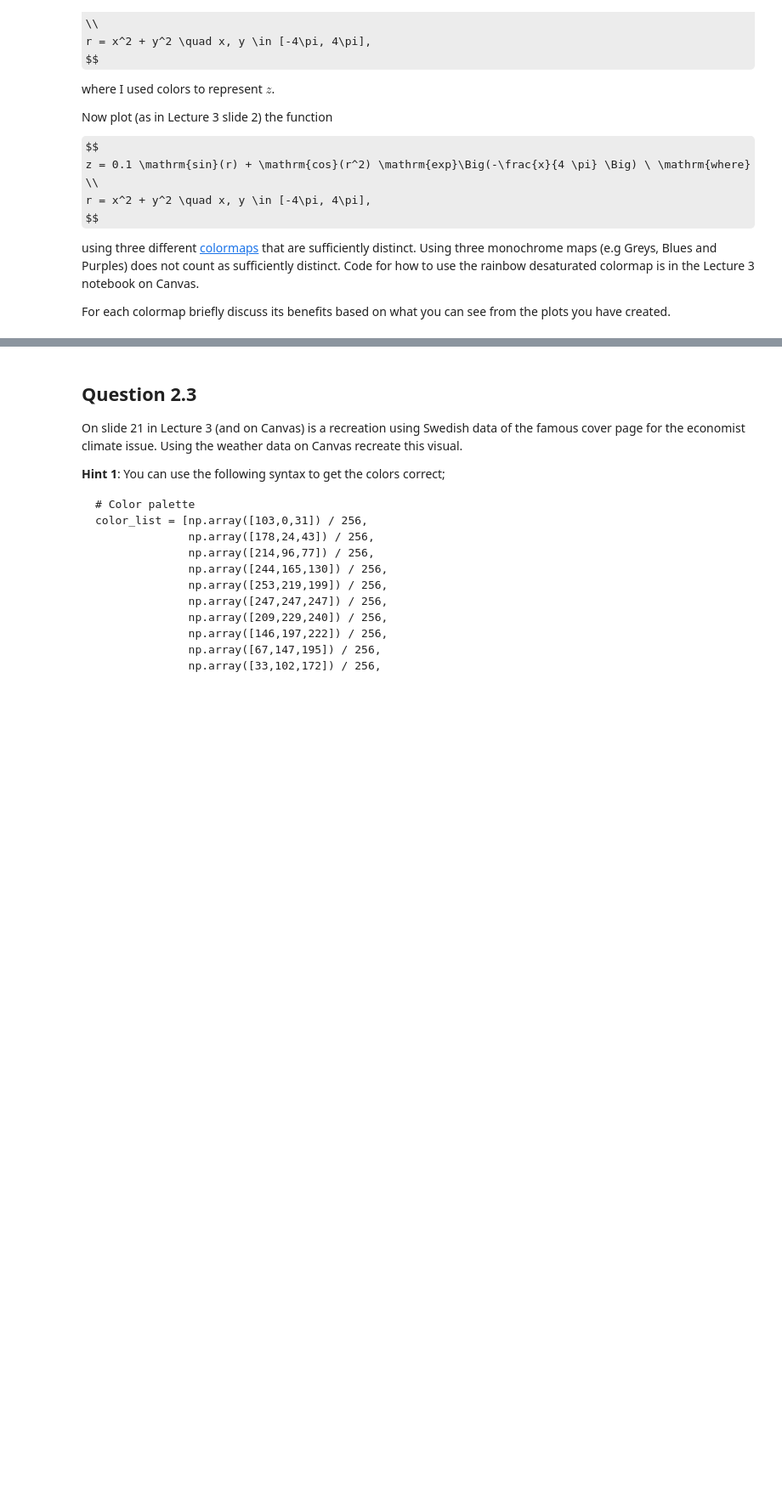
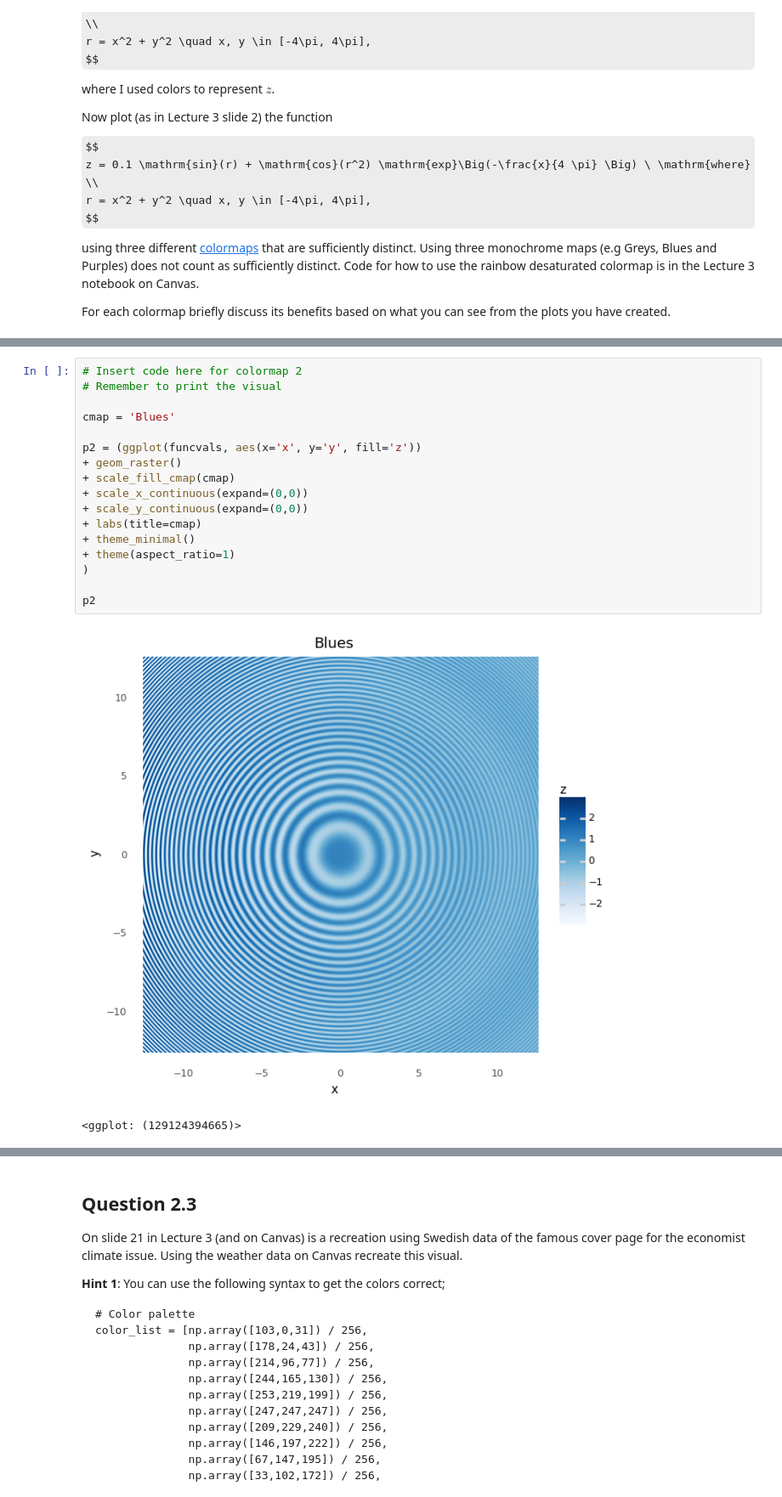
Before and after one commit to AxelEiman/SciVis, a Jupyter notebook: HW2/Homework2.ipynb, the cells around one changed output, grey strips where cells are left out. Shown at 85% size. Saved outputs shown, nothing was run; the diff lists cells and outputs as text; some formulas as TeX source; blank space fills up the shorter version.

```diff
--- a/HW2/Homework2.ipynb
+++ b/HW2/Homework2.ipynb
@@ -112,0 +154,20 @@ For each colormap briefly discuss its benefits based on what you can see from th
+# %%
+# Insert code here for colormap 2
+# Remember to print the visual
+
+cmap = 'Blues'
+
+p2 = (ggplot(funcvals, aes(x='x', y='y', fill='z'))
++ geom_raster()
++ scale_fill_cmap(cmap)
++ scale_x_continuous(expand=(0,0))
++ scale_y_continuous(expand=(0,0))
++ labs(title=cmap)
++ theme_minimal()
++ theme(aspect_ratio=1)
+)
+
+p2
+# %% [output]
+[figure, added]
+<ggplot: (129124394665)>
```
Also changed, not shown: parts of 14 cells of this notebook, 9 other files.
